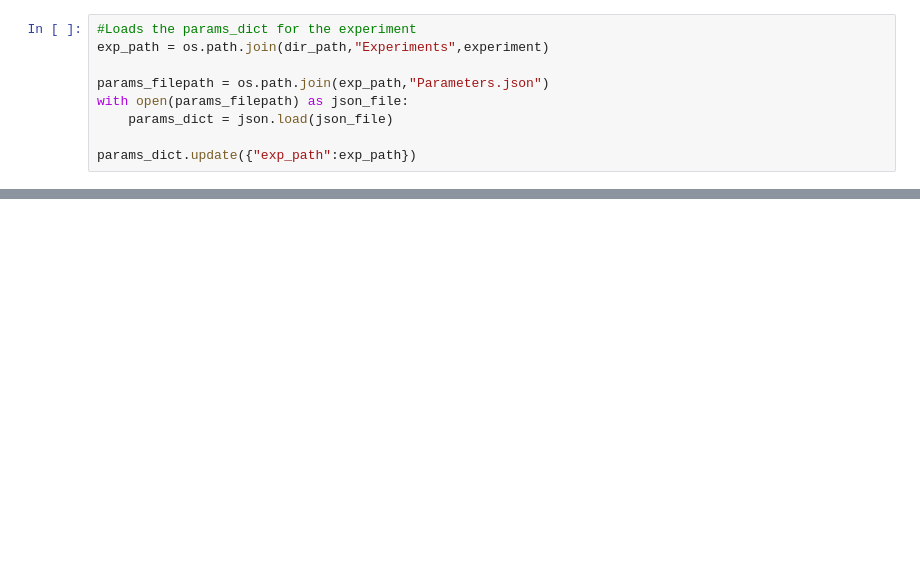
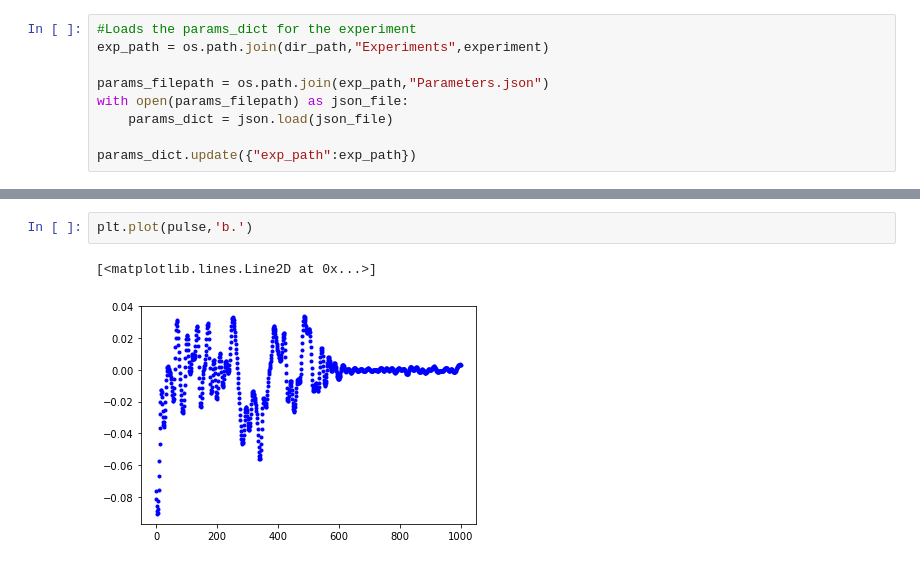
Before and after one commit to Vinther901/Quantum-Optimal-Control, a Jupyter notebook: 1DToyExample/RunExperiments.ipynb, the cells around one changed output, grey strips where cells are left out. Saved outputs shown, nothing was run; the diff lists cells and outputs as text; blank space fills up the shorter version.

```diff
--- a/1DToyExample/RunExperiments.ipynb
+++ b/1DToyExample/RunExperiments.ipynb
@@ -72,0 +82,5 @@ Ended at step: 304, with loss: 0.11141365766525269 and runtime: 187.370405435562
+# %%
+plt.plot(pulse,'b.')
+# %% [output]
+[<matplotlib.lines.Line2D at 0x...>]
+[figure, added]
```
Also changed, not shown: parts of 8 cells of this notebook, 8 other files.
